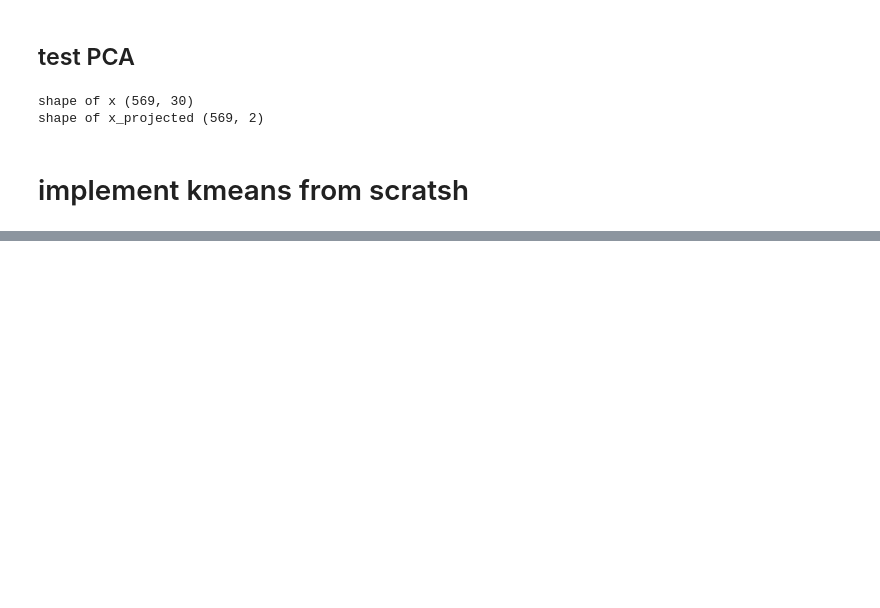
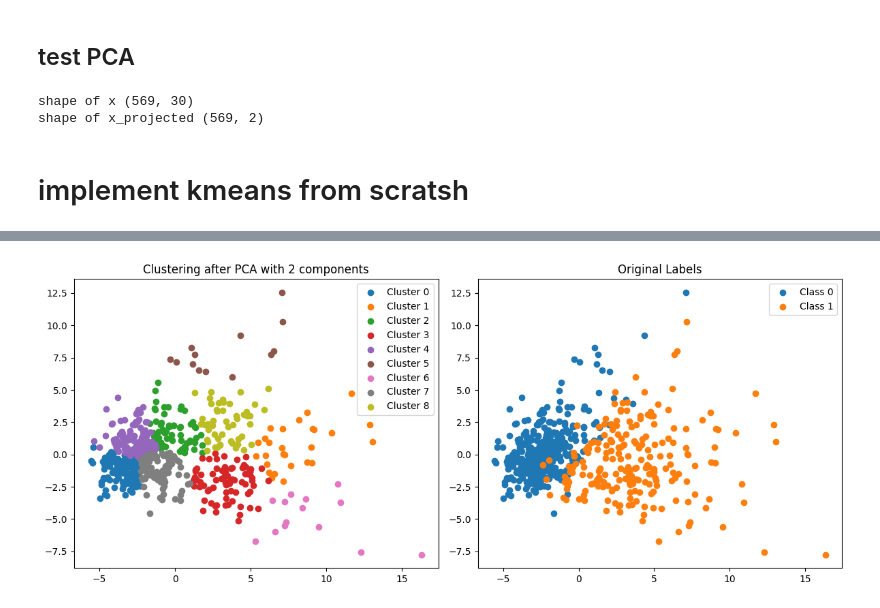
Before and after one commit to Tahker-w-tadmeer/intro_to_ml, a Jupyter notebook: ass 4-PCA and Kmeans/breast_cancer.ipynb, the cells around one changed output, grey strips where cells are left out. Saved outputs shown, nothing was run; the diff lists cells and outputs as text; code cells hidden in the pictures; blank space fills up the shorter version.

```diff
--- a/ass 4-PCA and Kmeans/breast_cancer.ipynb
+++ b/ass 4-PCA and Kmeans/breast_cancer.ipynb
@@ -318,0 +268,33 @@ plt.show()
+# %%
+from sklearn.decomposition import PCA
+from sklearn.cluster import KMeans
+
+# Apply PCA
+pca = PCA(n_components=2)  # Choose the number of components
+X_pca = pca.fit_transform(X_std)
+
+# Apply KMeans
+kmeans = KMeans(n_clusters=best_k_exp1)  # Use the best k from Experiment 1
+labels = kmeans.fit_predict(X_pca)
+
+# Visualization - Compare with original labels
+fig, axs = plt.subplots(1, 2, figsize=(12, 5))
+
+# Visualize clusters after PCA
+for i in range(best_k_exp1):
+    cluster_points = X_pca[np.where(labels == i)]
+    axs[0].scatter(cluster_points[:, 0], cluster_points[:, 1], label=f'Cluster {i}')
+axs[0].set_title(f'Clustering after PCA with {pca.n_components_} components')
+axs[0].legend()
+
+# Visualize original labels
+for i in range(2):  # Considering 2 classes in original labels
+    class_points = X_pca[np.where(y == i)]
+    axs[1].scatter(class_points[:, 0], class_points[:, 1], label=f'Class {i}')
+axs[1].set_title('Original Labels')
+axs[1].legend()
+
+plt.tight_layout()
+plt.show()
+# %% [output]
+[figure, added]
```
Also changed, not shown: parts of 14 cells of this notebook.
